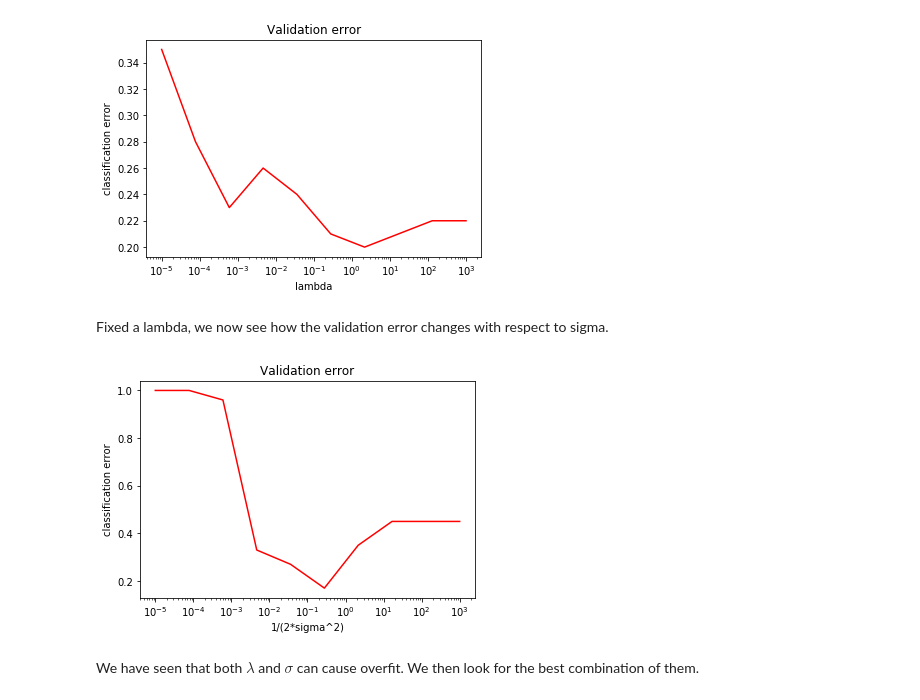
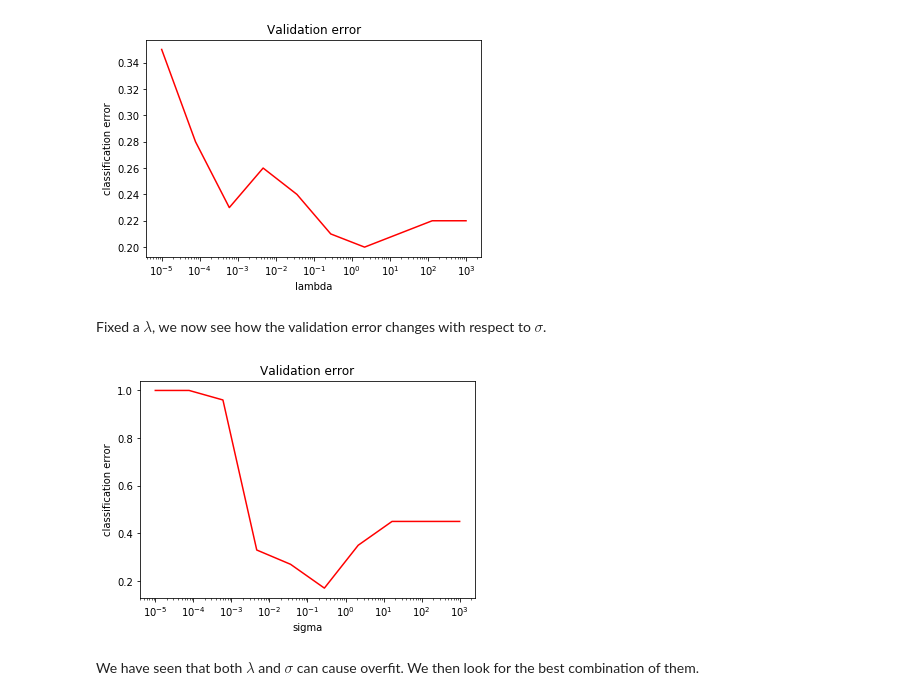
Before and after one commit to mlss-2019/tutorials, a Jupyter notebook: kernel/Tutorial Kernel.ipynb, the cells around one changed output. Drawn from its saved outputs; the diff is of its cells as text; code cells hidden in the pictures.

```diff
--- a/kernel/Tutorial Kernel.ipynb
+++ b/kernel/Tutorial Kernel.ipynb
@@ -327,30 +324,30 @@ plt.show()
 # %% [output]
 [figure]
 # %% [markdown]
-Fixed a lambda, we now see how the validation error changes with respect to sigma.
+Fixed a $\lambda$, we now see how the validation error changes with respect to $\sigma$.
 # %%
 lam = .1
 sigmas = np.logspace(-5,3,10)
 hparam = [{'gamma': 1./(2*sigmas**2)}]
 
 c_acc_func = lambda estimator, X_test, Y_test: 1 - np.mean(np.sign(estimator.predict(X_test)) != np.sign(Y_test))
 score = make_scorer(c_acc_func, greater_is_better=True)
 clf = GridSearchCV(KRR, hparam, cv=5, scoring=c_acc_func)
 clf.fit(Xtr, Ytr)
 
 means = clf.cv_results_['mean_test_score']
 stds = clf.cv_results_['std_test_score']
 
 y_true, y_pred = Yts, clf.predict(Xts)
 print()
 means_c_err = 1-means
 plt.semilogx(np.array(sigmas), np.array(means_c_err), 'r')
 plt.title('Validation error')
-plt.xlabel('1/(2*sigma^2)')
+plt.xlabel('sigma')
 plt.ylabel('classification error')
 plt.show()
 # %% [output]
-[figure, old version]
+[figure, new version]
 # %% [markdown]
 We have seen that both $\lambda$ and $\sigma$ can cause overfit. We then look for the best combination of them.
 # %%
```
Also changed, not shown: parts of 17 cells of this notebook, 1 other file.
